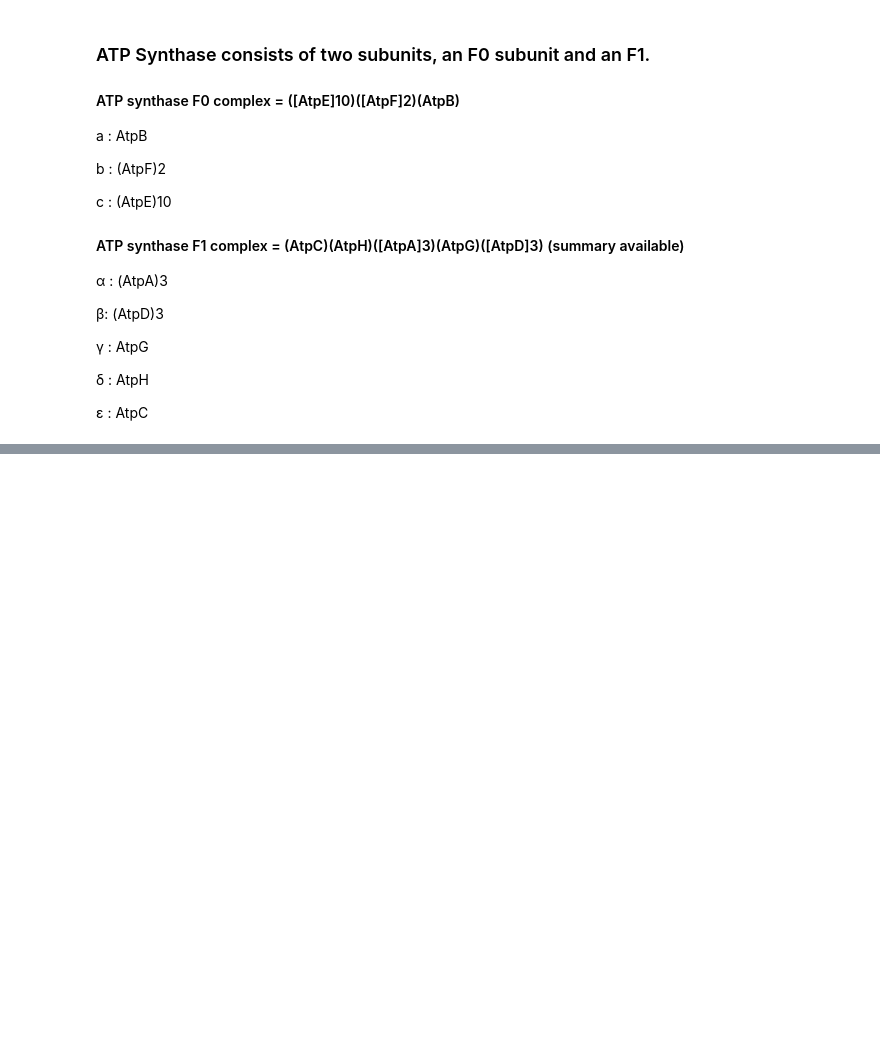
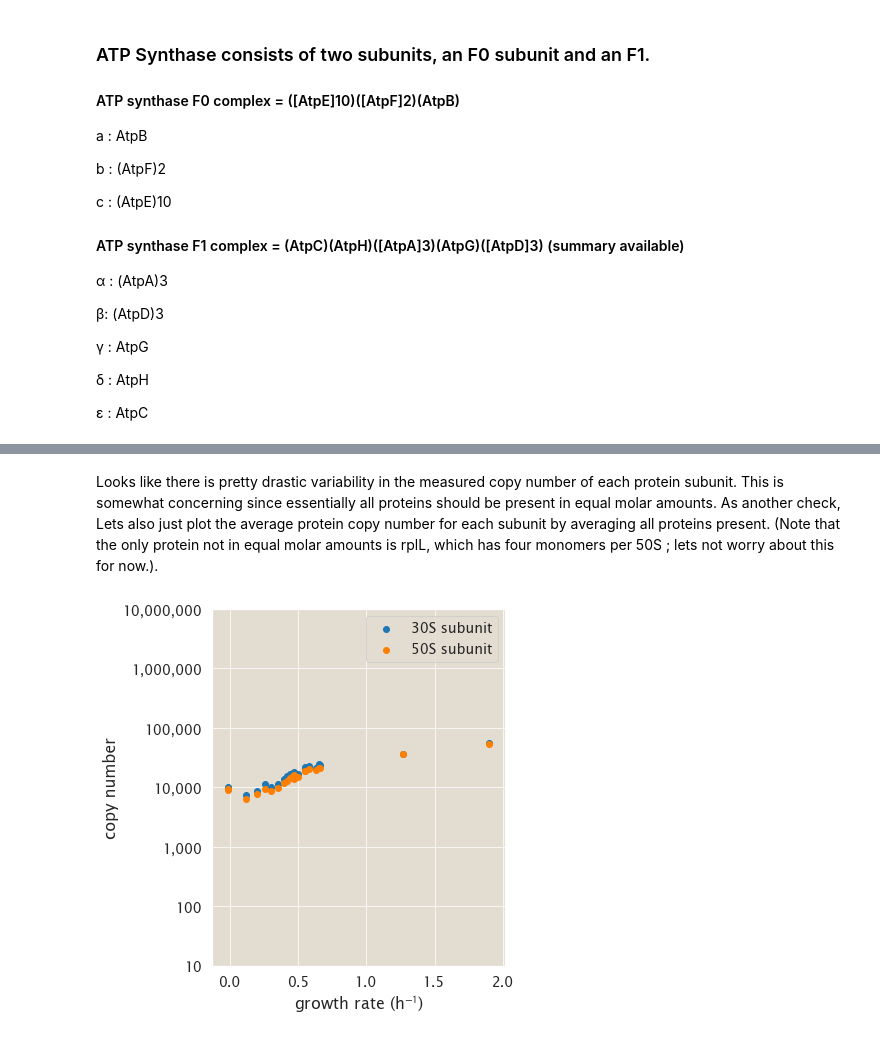
Before and after one commit to RPGroup-PBoC/growth_limits, a Jupyter notebook: code/exploratory/NB_prior_notebooks/2018_RP-requests.ipynb, the cells around one changed output, grey strips where cells are left out. Saved outputs shown, nothing was run; the diff lists cells and outputs as text; code cells hidden in the pictures; blank space fills up the shorter version.

```diff
--- a/code/exploratory/NB_prior_notebooks/2018_RP-requests.ipynb
+++ b/code/exploratory/NB_prior_notebooks/2018_RP-requests.ipynb
@@ -203,0 +280,29 @@ gene_list_labels=['RNA polymerase',
+# %% [markdown]
+Looks like there is pretty drastic variability in the measured copy number of each protein subunit. This is somewhat concerning since essentially all proteins should be present in equal molar amounts. As another check, Lets also just plot the average protein copy number for each subunit by averaging all proteins present. (Note that the only protein not in equal molar amounts is rplL, which has four monomers per 50S ; lets not worry about this for now.).
+# %%
+fig, ax = plt.subplots(1,1,figsize=(6,6))
+
+combined_df_30S = combined_df[combined_df.Gene.isin(genes_list[0])]
+combined_df_50S = combined_df[combined_df.Gene.isin(genes_list[1])]
+
+for cond, data in combined_df_30S.groupby('condition'):
+    plt.scatter(data.growth_rate.unique(), data.copy_number.mean(),
+                label='30S subunit', color = colorlist[1])
+
+for cond, data in combined_df_50S.groupby('condition'):
+    plt.scatter(data.growth_rate.unique(), data.copy_number.mean(),
+                label='50S subunit', color = colorlist[7])
+
+ax.set_ylabel('copy number', fontsize = 16)
+ax.set_xlabel('growth rate (h$^{-1}$)', fontsize = 16)
+ax.tick_params(axis='both', which='major', labelsize=14)
+ax.set_yscale('log')
+
+handles, labels = ax.get_legend_handles_labels()
+by_label = dict(zip(labels, handles))
+ax.legend(by_label.values(), by_label.keys(), fontsize=14)
+ax.set_ylim(10,10E6)
+ax.get_yaxis().set_major_formatter(plt.FuncFormatter(lambda x, loc: "{:,}".format(int(x))))
+plt.tight_layout()
+# %% [output]
+[figure, added]
```
Also changed, not shown: parts of 33 cells of this notebook.
